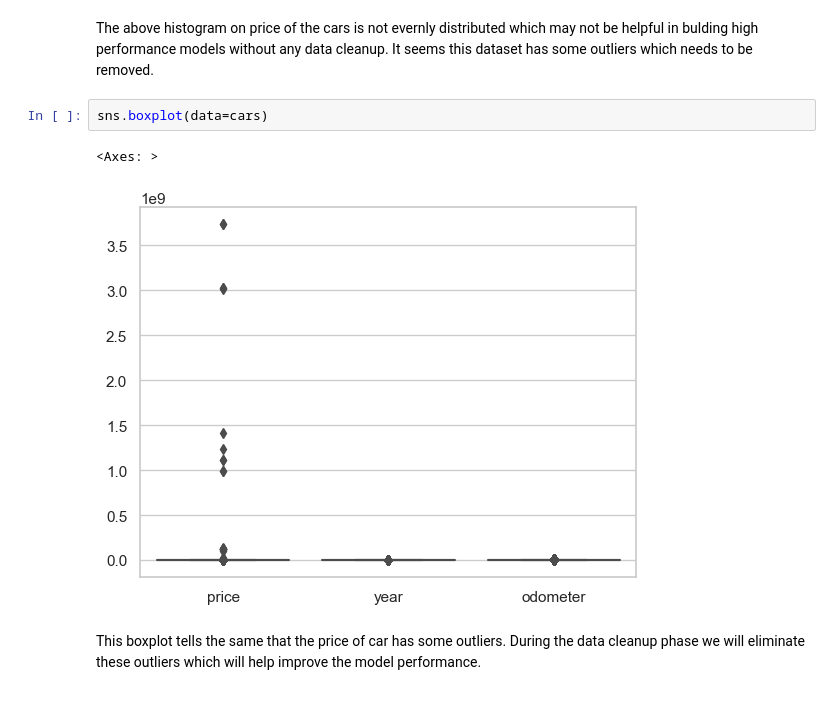
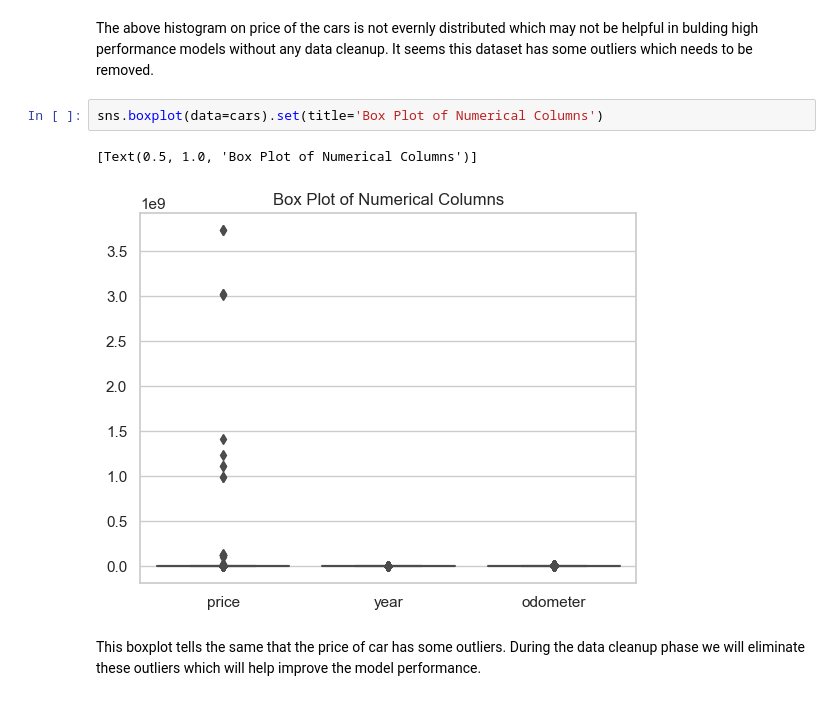
Before and after one commit to trguduru/car_price_prediction, a Jupyter notebook: prompt_II.ipynb, the cells around one changed output. Saved outputs shown, nothing was run; the diff lists cells and outputs as text.

```diff
--- a/prompt_II.ipynb
+++ b/prompt_II.ipynb
@@ -244,10 +236,10 @@ array([[<Axes: title={'center': 'price'}>]], dtype=object)
 # %% [markdown]
 The above histogram on price of the cars is not evernly distributed which may not be helpful in bulding high performance models without any data cleanup. It seems this dataset has some outliers which needs to be removed.
 # %%
-sns.boxplot(data=cars)
+sns.boxplot(data=cars).set(title='Box Plot of Numerical Columns')
 # %% [output]
-<Axes: >
+[Text(0.5, 1.0, 'Box Plot of Numerical Columns')]
-[figure, old version]
+[figure, new version]
 # %% [markdown]
 This boxplot tells the same that the price of car has some outliers. During the data cleanup phase we will eliminate these outliers which will help improve the model performance.
 # %%
```
Also changed, not shown: parts of 67 cells of this notebook, 18 other files.
